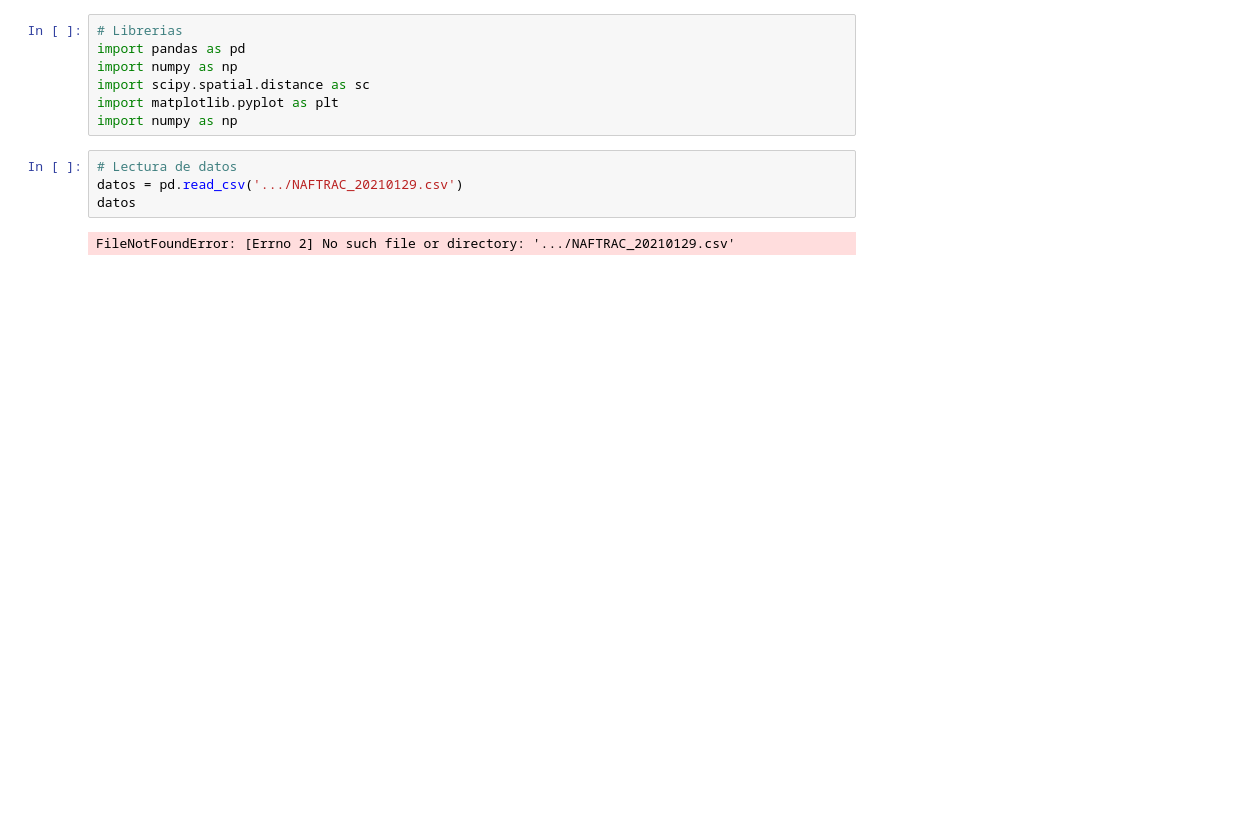
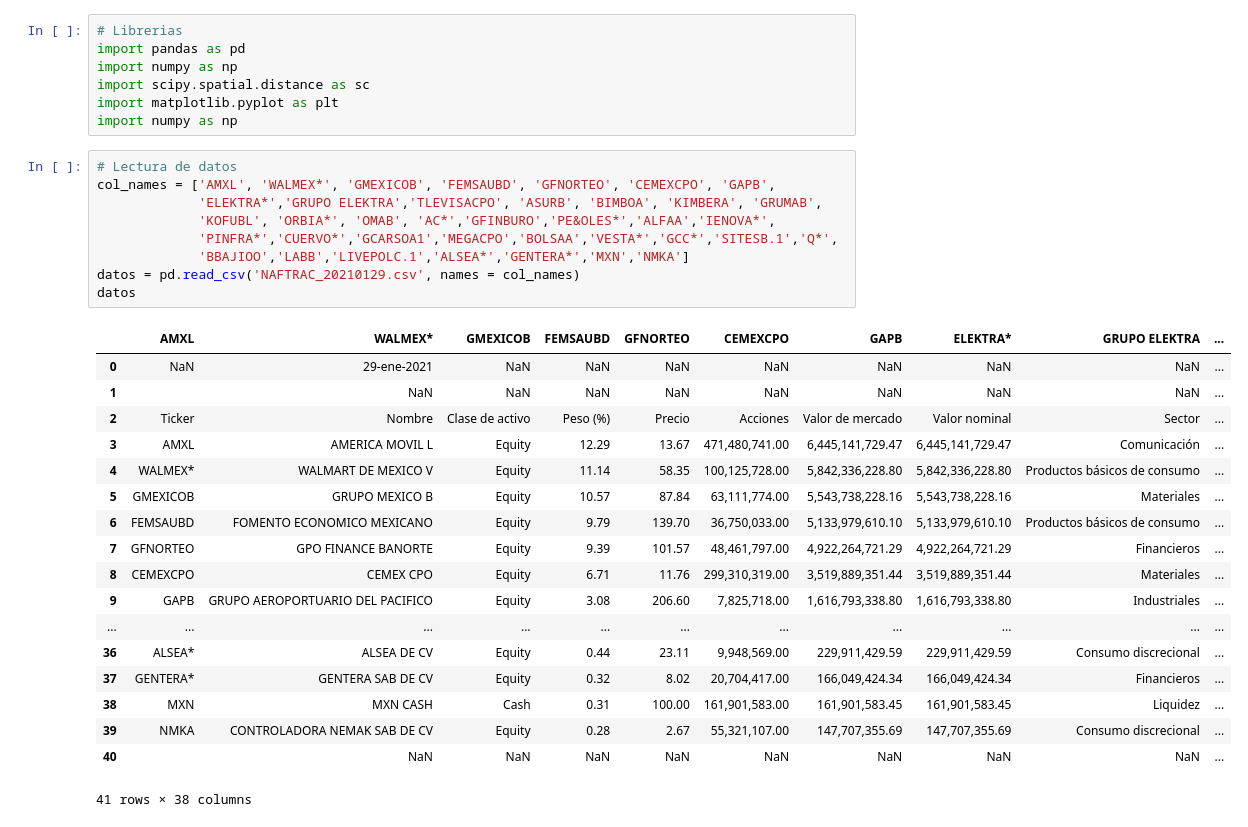
Before and after one commit to feramdor/Lab1, a Jupyter notebook: Notebook.ipynb, the cells around one changed output. Drawn from its saved outputs; the diff is of its cells as text; blank space fills up the shorter version.

Commit message:
Modificación notebook
Obtención de tickers

```diff
--- a/Notebook.ipynb
+++ b/Notebook.ipynb
@@ -5,9 +5,31 @@ import numpy as np
 import scipy.spatial.distance as sc
 import matplotlib.pyplot as plt
 import numpy as np
-# %%
-# Lectura de datos
-datos = pd.read_csv('.../NAFTRAC_20210129.csv')
-datos
-# %% [output]
-FileNotFoundError: [Errno 2] No such file or directory: '.../NAFTRAC_20210129.csv'
+# %%
+# Lectura de datos
+col_names = ['AMXL', 'WALMEX*', 'GMEXICOB', 'FEMSAUBD', 'GFNORTEO', 'CEMEXCPO', 'GAPB',
+             'ELEKTRA*','GRUPO ELEKTRA','TLEVISACPO', 'ASURB', 'BIMBOA', 'KIMBERA', 'GRUMAB',
+             'KOFUBL', 'ORBIA*', 'OMAB', 'AC*','GFINBURO','PE&OLES*','ALFAA','IENOVA*',
+             'PINFRA*','CUERVO*','GCARSOA1','MEGACPO','BOLSAA','VESTA*','GCC*','SITESB.1','Q*',
+             'BBAJIOO','LABB','LIVEPOLC.1','ALSEA*','GENTERA*','MXN','NMKA']
+datos = pd.read_csv('NAFTRAC_20210129.csv', names = col_names)
+datos
+# %% [output]
+|  | AMXL | WALMEX* | GMEXICOB | FEMSAUBD | GFNORTEO | CEMEXCPO | GAPB | ELEKTRA* | GRUPO ELEKTRA | ... |
+| 0 | NaN | 29-ene-2021 | NaN | NaN | NaN | NaN | NaN | NaN | NaN | ... |
+| 1 |  | NaN | NaN | NaN | NaN | NaN | NaN | NaN | NaN | ... |
+| 2 | Ticker | Nombre | Clase de activo | Peso (%) | Precio | Acciones | Valor de mercado | Valor nominal | Sector | ... |
+| 3 | AMXL | AMERICA MOVIL L | Equity | 12.29 | 13.67 | 471,480,741.00 | 6,445,141,729.47 | 6,445,141,729.47 | Comunicación | ... |
+| 4 | WALMEX* | WALMART DE MEXICO V | Equity | 11.14 | 58.35 | 100,125,728.00 | 5,842,336,228.80 | 5,842,336,228.80 | Productos básicos de consumo | ... |
+| 5 | GMEXICOB | GRUPO MEXICO B | Equity | 10.57 | 87.84 | 63,111,774.00 | 5,543,738,228.16 | 5,543,738,228.16 | Materiales | ... |
+| 6 | FEMSAUBD | FOMENTO ECONOMICO MEXICANO | Equity | 9.79 | 139.70 | 36,750,033.00 | 5,133,979,610.10 | 5,133,979,610.10 | Productos básicos de consumo | ... |
+| 7 | GFNORTEO | GPO FINANCE BANORTE | Equity | 9.39 | 101.57 | 48,461,797.00 | 4,922,264,721.29 | 4,922,264,721.29 | Financieros | ... |
+| 8 | CEMEXCPO | CEMEX CPO | Equity | 6.71 | 11.76 | 299,310,319.00 | 3,519,889,351.44 | 3,519,889,351.44 | Materiales | ... |
+| 9 | GAPB | GRUPO AEROPORTUARIO DEL PACIFICO | Equity | 3.08 | 206.60 | 7,825,718.00 | 1,616,793,338.80 | 1,616,793,338.80 | Industriales | ... |
+| ... | ... | ... | ... | ... | ... | ... | ... | ... | ... | ... |
+| 36 | ALSEA* | ALSEA DE CV | Equity | 0.44 | 23.11 | 9,948,569.00 | 229,911,429.59 | 229,911,429.59 | Consumo discrecional | ... |
+| 37 | GENTERA* | GENTERA SAB DE CV | Equity | 0.32 | 8.02 | 20,704,417.00 | 166,049,424.34 | 166,049,424.34 | Financieros | ... |
+| 38 | MXN | MXN CASH | Cash | 0.31 | 100.00 | 161,901,583.00 | 161,901,583.45 | 161,901,583.45 | Liquidez | ... |
+| 39 | NMKA | CONTROLADORA NEMAK SAB DE CV | Equity | 0.28 | 2.67 | 55,321,107.00 | 147,707,355.69 | 147,707,355.69 | Consumo discrecional | ... |
+| 40 |  | NaN | NaN | NaN | NaN | NaN | NaN | NaN | NaN | ... |
+41 rows × 38 columns
```
